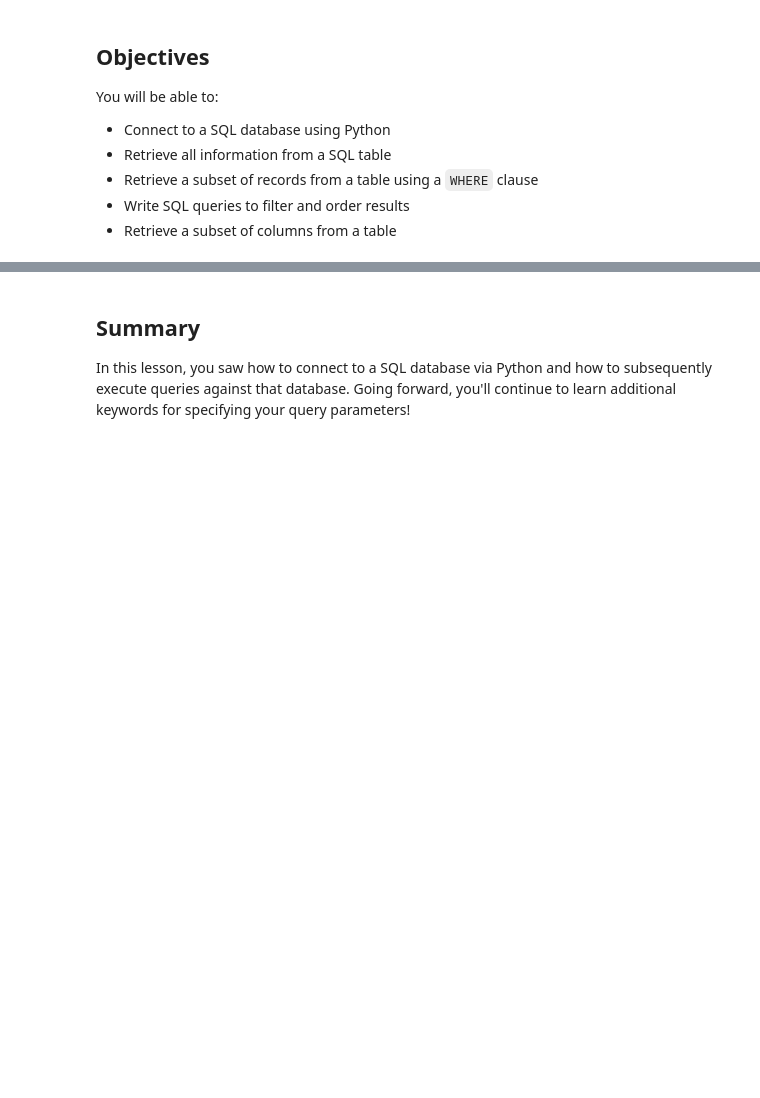
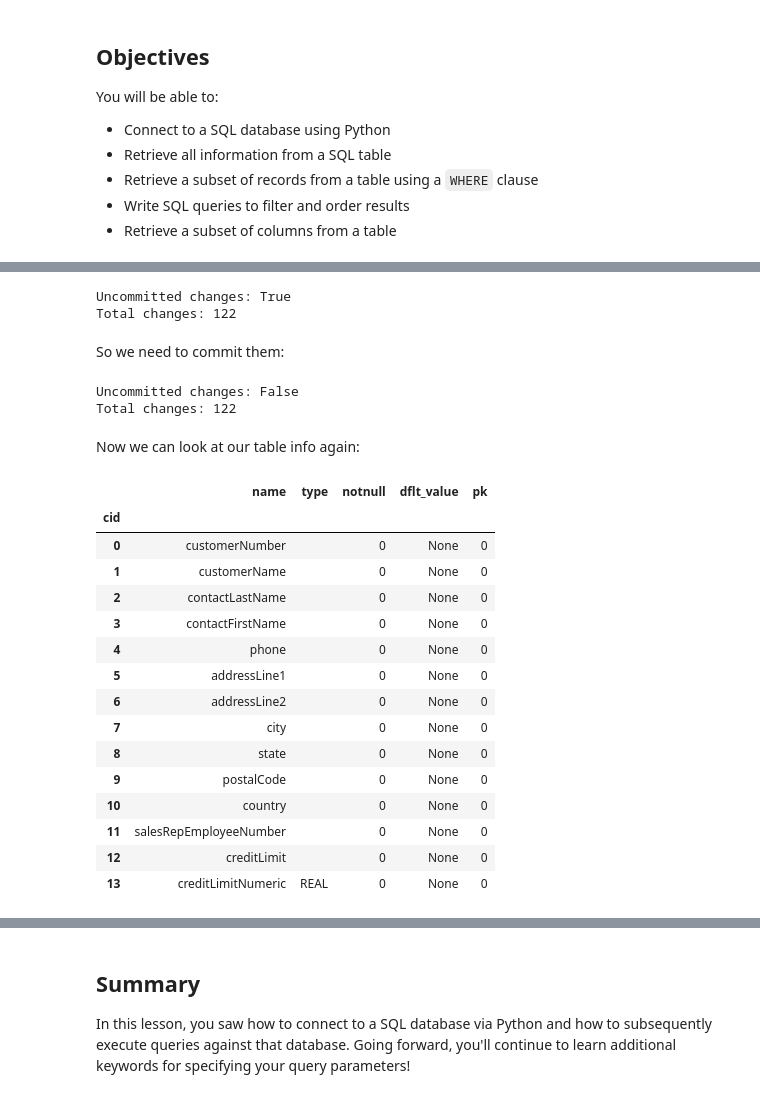
Before and after one commit to learn-co-curriculum/dsc-filtering-v2-4, a Jupyter notebook: index.ipynb, the cells around one changed output, grey strips where cells are left out. Saved outputs shown, nothing was run; the diff lists cells and outputs as text; code cells hidden in the pictures; blank space fills up the shorter version.

Commit message:
pd.read_sql, breaking down steps further

```diff
--- a/index.ipynb
+++ b/index.ipynb
@@ -183,0 +398,8 @@ This is an annoying problem to encounter and also underlines the importance of s
+# %%
+print("Uncommitted changes:", conn.in_transaction)
+print("Total changes:", conn.total_changes)
+# %% [output]
+Uncommitted changes: True
+Total changes: 122
+# %% [markdown]
+So we need to commit them:
@@ -183,0 +408,27 @@ This is an annoying problem to encounter and also underlines the importance of s
+# %%
+print("Uncommitted changes:", conn.in_transaction)
+print("Total changes:", conn.total_changes)
+# %% [output]
+Uncommitted changes: False
+Total changes: 122
+# %% [markdown]
+Now we can look at our table info again:
+# %%
+pd.read_sql("""PRAGMA table_info(customers)""", conn, index_col="cid")
+# %% [output]
+|  | name | type | notnull | dflt_value | pk |
+| cid |  |  |  |  |  |
+| 0 | customerNumber |  | 0 | None | 0 |
+| 1 | customerName |  | 0 | None | 0 |
+| 2 | contactLastName |  | 0 | None | 0 |
+| 3 | contactFirstName |  | 0 | None | 0 |
+| 4 | phone |  | 0 | None | 0 |
+| 5 | addressLine1 |  | 0 | None | 0 |
+| 6 | addressLine2 |  | 0 | None | 0 |
+| 7 | city |  | 0 | None | 0 |
+| 8 | state |  | 0 | None | 0 |
+| 9 | postalCode |  | 0 | None | 0 |
+| 10 | country |  | 0 | None | 0 |
+| 11 | salesRepEmployeeNumber |  | 0 | None | 0 |
+| 12 | creditLimit |  | 0 | None | 0 |
+| 13 | creditLimitNumeric | REAL | 0 | None | 0 |
```
Also changed, not shown: parts of 88 cells of this notebook, 1 other file.
